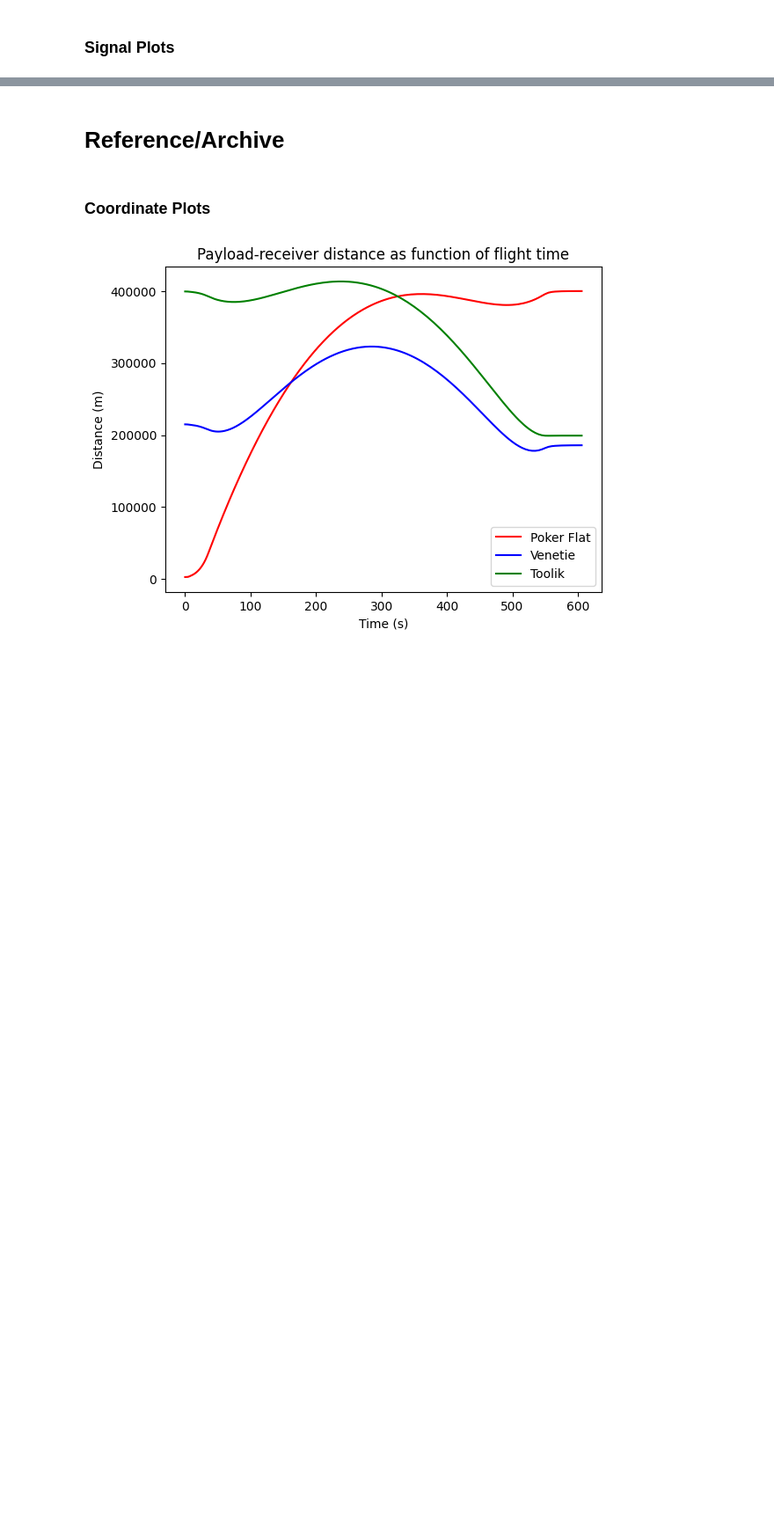
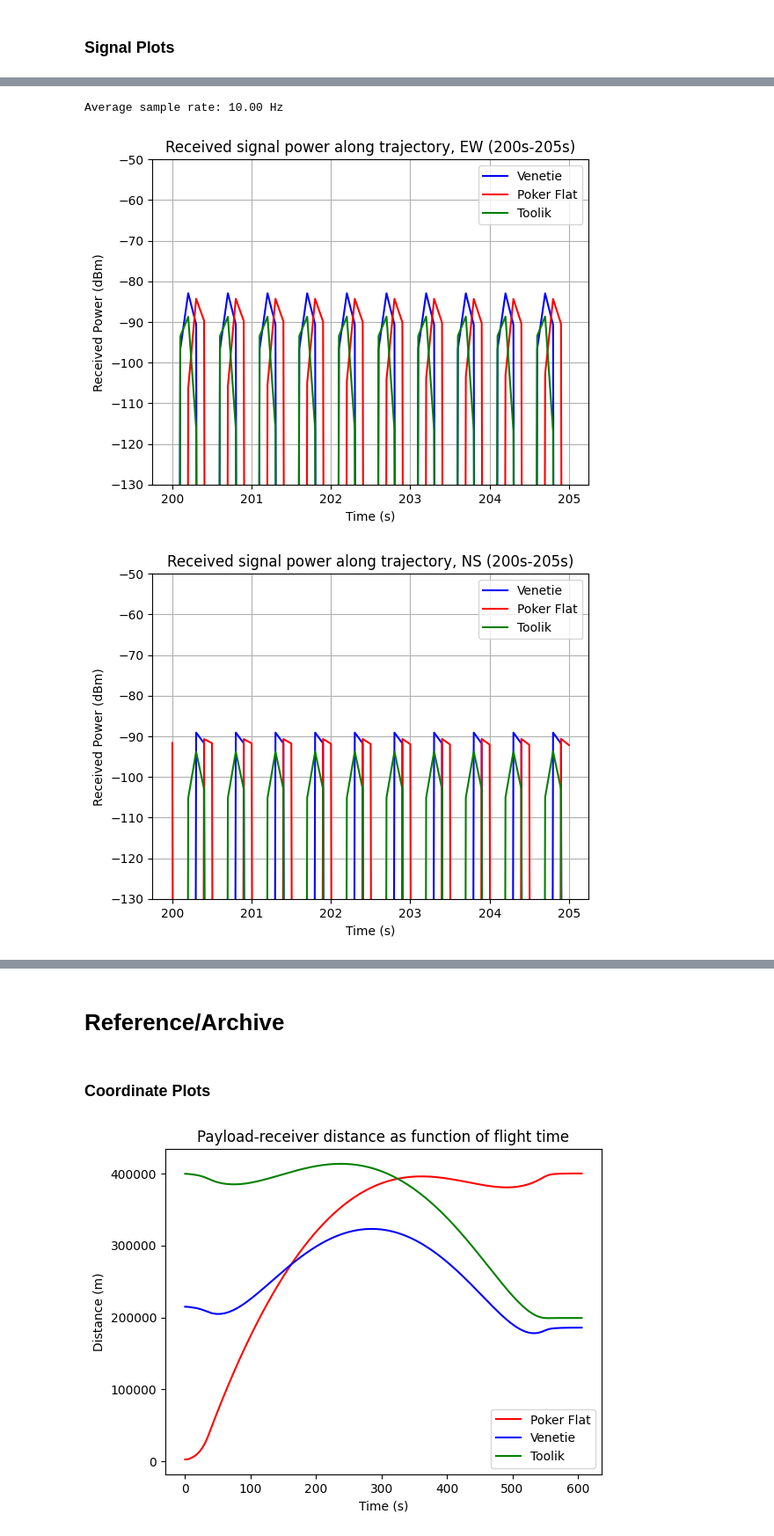
Before and after one commit to swallace23/link_margin, a Jupyter notebook: Link Margin Calculations.ipynb, the cells around one changed output, grey strips where cells are left out. Shown at 88% size. Cells and saved outputs as stored; diff of their text form; code cells hidden in the pictures; blank space fills up the shorter version.

```diff
--- a/Link Margin Calculations.ipynb
+++ b/Link Margin Calculations.ipynb
@@ -423,0 +612,80 @@ plt.show()
+# %%
+# Ensure all arrays are NumPy arrays
+times_np = np.array(times)
+radiivt = np.array(radiivt)
+vt_rbf = np.array(vt_rbf)
+vt_pol_loss_EW = np.array(vt_pol_loss_EW)
+radiipf = np.array(radiipf)
+pf_rbf = np.array(pf_rbf)
+pf_pol_loss_EW = np.array(pf_pol_loss_EW)
+radiitl = np.array(radiitl)
+tl_rbf = np.array(tl_rbf)
+tl_pol_loss_EW = np.array(tl_pol_loss_EW)
+vt_pol_loss_NS = np.array(vt_pol_loss_NS)
+pf_pol_loss_NS = np.array(pf_pol_loss_NS)
+tl_pol_loss_NS = np.array(tl_pol_loss_NS)
+
+# Define the time range
+t_start = 200
+t_end = 205
+
+# Find the indices corresponding to the time range
+indices = np.where((new_times >= t_start) & (new_times <= t_end))[0]
+
+# Calculate received power for the specified time range
+receivedpowervt_EW = calc_received_power(r_vt_interp[indices,0], vt_rbf[indices], vt_pol_loss_EW[indices])
+receivedpowerpf_EW = calc_received_power(r_pf_interp[indices,0], pf_rbf[indices], pf_pol_loss_EW[indices])
+receivedpowertl_EW = calc_received_power(r_tl_interp[indices,0], tl_rbf[indices], tl_pol_loss_EW[indices])
+
+receivedpowervt_NS = calc_received_power(r_vt_interp[indices,0], vt_rbf[indices], vt_pol_loss_NS[indices])
+receivedpowerpf_NS = calc_received_power(r_pf_interp[indices,0], pf_rbf[indices], pf_pol_loss_NS[indices])
+receivedpowertl_NS = calc_received_power(r_tl_interp[indices,0], tl_rbf[indices], tl_pol_loss_NS[indices])
+
+# Calculate and print the average sample rate
+time_diff = np.diff(new_times[indices])
+avg_sample_rate = 1 / np.mean(time_diff)  # Samples per second
+print(f"Average sample rate: {avg_sample_rate:.2f} Hz")
+
+# Plot EW antenna signal
+plt.plot(new_times[indices], receivedpowervt_EW, color='blue')
+plt.plot(new_times[indices], receivedpowerpf_EW, color='red')
+plt.plot(new_times[indices], receivedpowertl_EW, color='green')
+
+plt.title("Received signal power along trajectory, EW (200s-205s)")
+plt.xlabel("Time (s)")
+plt.ylabel("Received Power (dBm)")
+plt.legend(["Venetie", "Poker Flat", "Toolik"])
+plt.ylim(-130, -50)
+plt.grid(True)
+plt.show()
+
+# Plot NS antenna signal
+plt.plot(new_times[indices], receivedpowervt_NS, color='blue')
+plt.plot(new_times[indices], receivedpowerpf_NS, color='red')
+plt.plot(new_times[indices], receivedpowertl_NS, color='green')
+
+plt.title("Received signal power along trajectory, NS (200s-205s)")
+plt.xlabel("Time (s)")
+plt.ylabel("Received Power (dBm)")
+plt.legend(["Venetie", "Poker Flat", "Toolik"])
+plt.ylim(-130, -50)
+plt.grid(True)
+plt.show()
+
+signal_diff_vt = get_ratios(receivedpowervt_EW, receivedpowervt_NS)
+signal_diff_pf = get_ratios(receivedpowerpf_EW, receivedpowerpf_NS)
+signal_diff_tl = get_ratios(receivedpowertl_EW, receivedpowertl_NS)
+plt.plot(new_times[indices], signal_diff_vt, color='blue')
+plt.plot(new_times[indices], signal_diff_pf, color='red')
+plt.plot(new_times[indices], signal_diff_tl, color='green')
+
+plt.title("Difference in received signal power between yagi dipoles (200s-205s)")
+plt.xlabel("Time (s)")
+plt.ylabel("(Absolute) difference in Received Power (dBm)")
+plt.legend(["Venetie", "Poker Flat", "Toolik"])
+plt.grid(True)
+plt.show()
+# %% [output]
+Average sample rate: 10.00 Hz
+[figure, added]
+[figure, added]
```
Also changed, not shown: parts of 26 cells of this notebook, 1 other file.
